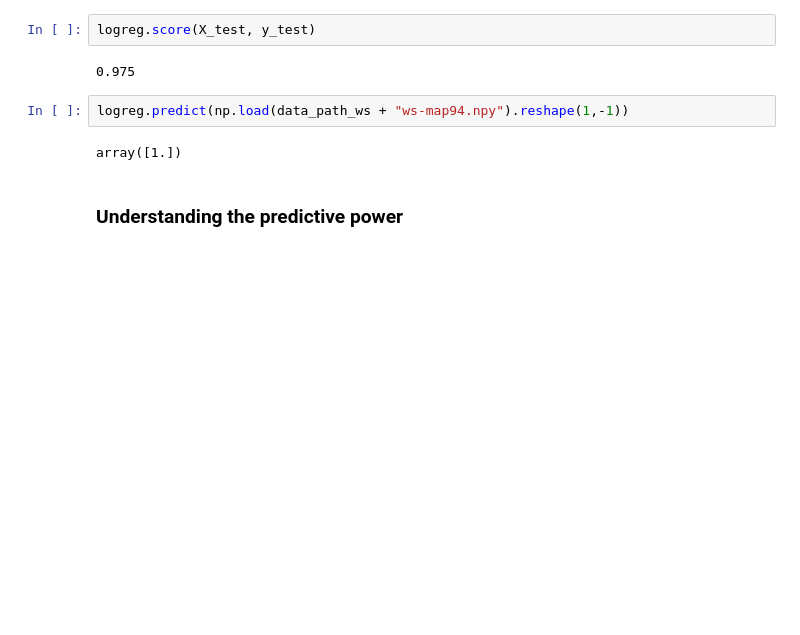
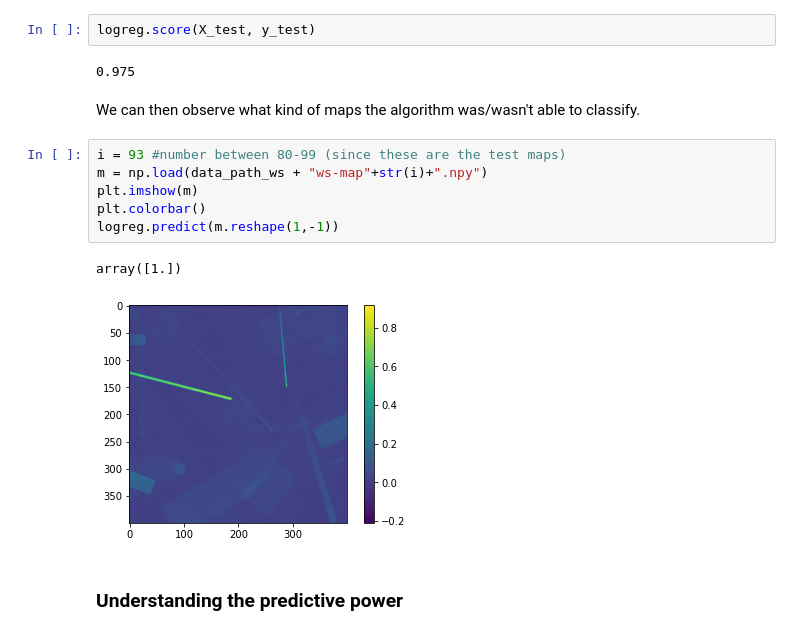
Before and after one commit to 2lambda123/CosmicStrings, a Jupyter notebook: code/ml_prot1.ipynb, the cells around one changed output. Saved outputs shown, nothing was run; the diff lists cells and outputs as text; blank space fills up the shorter version.

```diff
--- a/code/ml_prot1.ipynb
+++ b/code/ml_prot1.ipynb
@@ -52,10 +52,17 @@ logreg = LogisticRegression(random_state=0).fit(X_train, y_train)
 logreg.score(X_test, y_test)
 # %% [output]
 0.975
-# %%
-logreg.predict(np.load(data_path_ws + "ws-map94.npy").reshape(1,-1))
-# %% [output]
-array([1.])
+# %% [markdown]
+We can then observe what kind of maps the algorithm was/wasn't able to classify.
+# %%
+i = 93 #number between 80-99 (since these are the test maps)
+m = np.load(data_path_ws + "ws-map"+str(i)+".npy")
+plt.imshow(m)
+plt.colorbar()
+logreg.predict(m.reshape(1,-1))
+# %% [output]
+array([1.])
+[figure, added]
 # %% [markdown]
 ### Understanding the predictive power
 # %%
```
Also changed, not shown: parts of 4 cells of this notebook, 3 other files.
